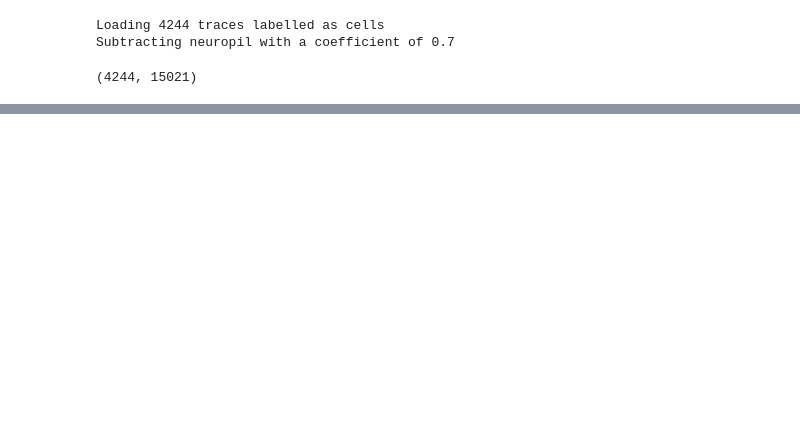
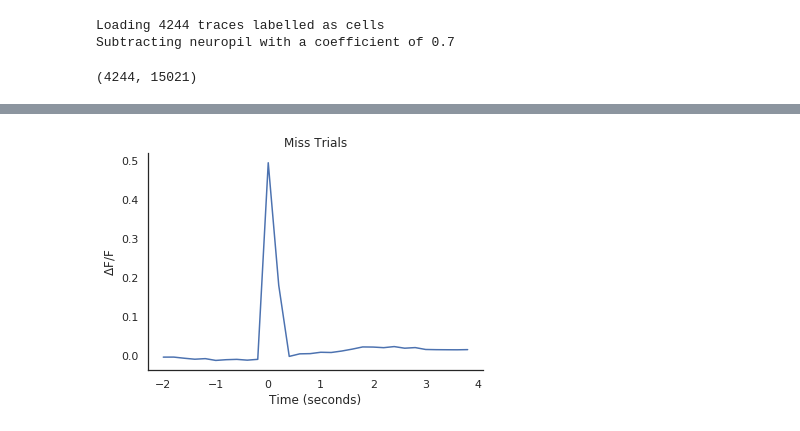
Before and after one commit to Packer-Lab/Vape, a Jupyter notebook: jupyter/imaging behaviour prototype.ipynb, the cells around one changed output, grey strips where cells are left out. Saved outputs shown, nothing was run; the diff lists cells and outputs as text; code cells hidden in the pictures; blank space fills up the shorter version.

```diff
--- a/jupyter/imaging behaviour prototype.ipynb
+++ b/jupyter/imaging behaviour prototype.ipynb
@@ -86,0 +165,23 @@ for n in num_frames:
+# %%
+imaging_trial = [False] * num_trials # was the trial imaged?
+
+first = True
+
+for trial, t_start in enumerate(run.trial_start):
+
+    if t_start < min(frames_ms):
+        continue
+
+    # find the first frame occuring after each trial start
+    for idx, frame in enumerate(frames_ms):
+        if frame - t_start >= 0:
+
+            imaging_trial[trial] = True
+            flu_chunk = flu[:,idx-pre_frames:idx+(frame_rate*chunk_size)]
+
+            if first:
+                trial_flu = flu_chunk
+                first = False
+            else:
+                trial_flu = np.dstack((trial_flu, flu_chunk))
+            break
@@ -86,0 +236,11 @@ for n in num_frames:
+# %%
+x_axis = (np.arange(len(grand_miss)) - pre_frames) / frame_rate
+plt.plot(x_axis, grand_miss)
+sns.despine()
+plt.ylabel(r'$\Delta $F/F')
+plt.xlabel('Time (seconds)')
+plt.title('Miss Trials')
+plt.savefig(os.path.join(figure_path, 'grand_miss.png'), bbox_inches="tight")
+plt.savefig(os.path.join(figure_path, 'grand_miss.pdf'), bbox_inches="tight")
+# %% [output]
+[figure, added]
```
Also changed, not shown: parts of 42 cells of this notebook, 8 other files.
